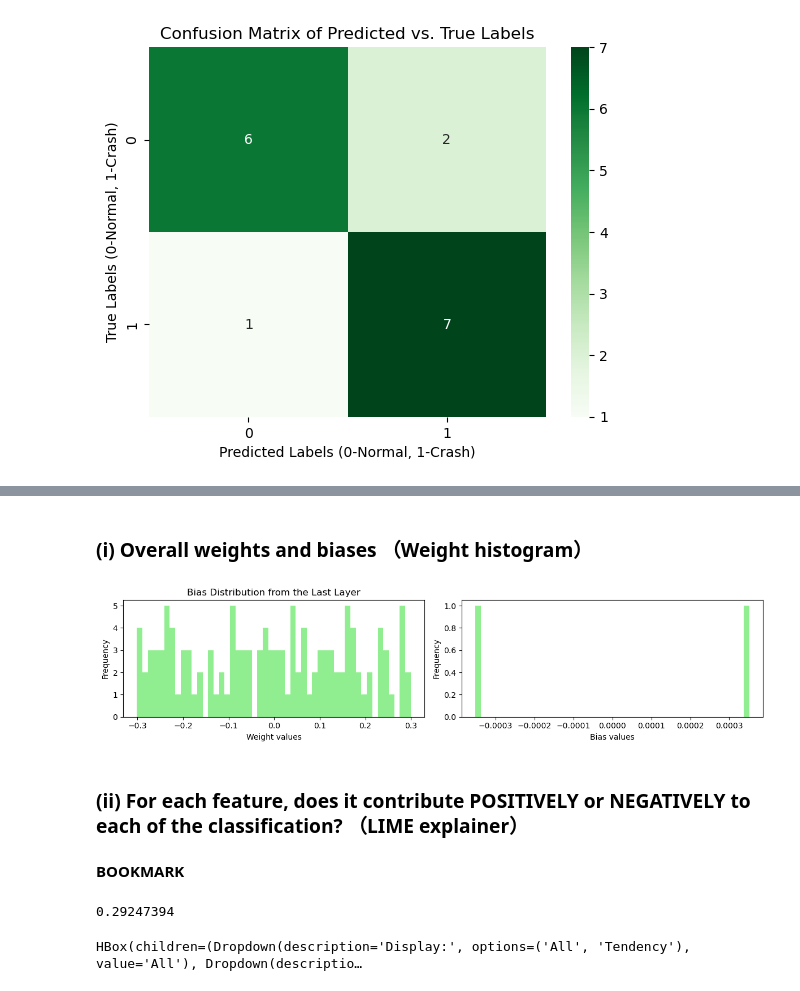
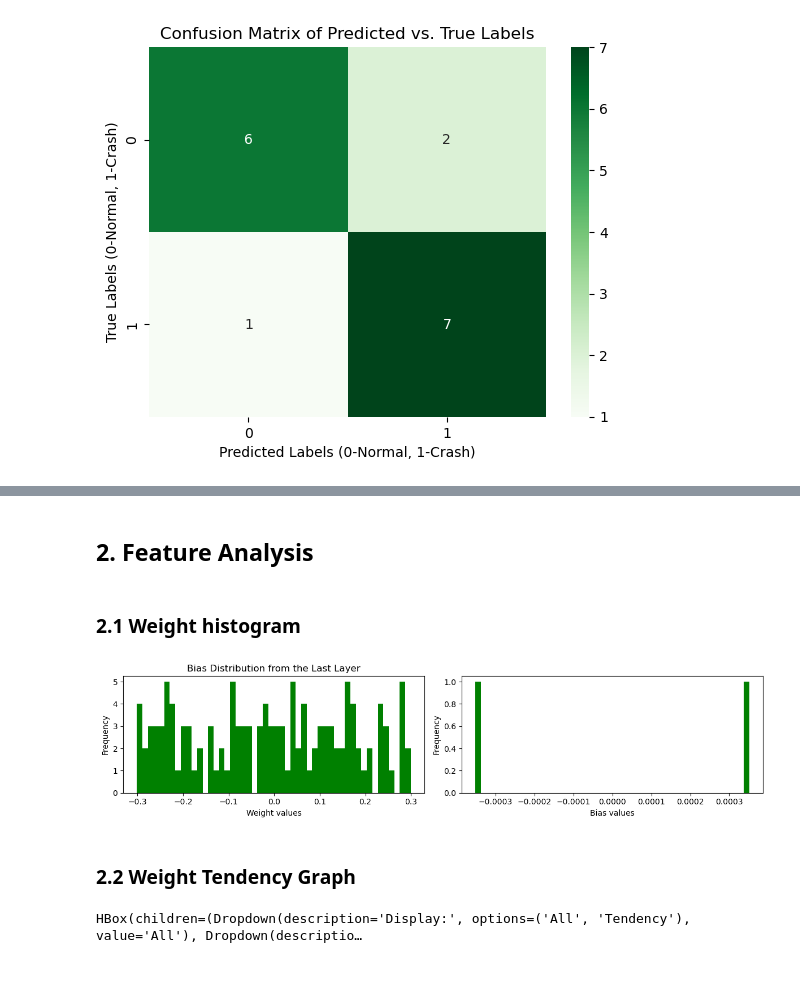
Before and after one commit to ANNIZHENG/Interactive_Weight_Analytics_Interface, a Jupyter notebook: VideoVisionTransformer.ipynb, the cells around one changed output, grey strips where cells are left out. Cells and saved outputs as stored; diff of their text form; code cells hidden in the pictures.

```diff
--- a/VideoVisionTransformer.ipynb
+++ b/VideoVisionTransformer.ipynb
@@ -536 +546,3 @@ weights,biases = model.layers[-1].get_weights()<br>这行代码extract了最后
+# %% [markdown]
+## 2.  Feature Analysis
 # %%
@@ -551,28 +573,24 @@ weights,biases = model.layers[-1].get_weights()<br>这行代码extract了最后
-# %% [markdown]
-### (i) Overall weights and biases （Weight histogram）
+# %% [markdown]
+### 2.1 Weight histogram
 # %%
 # Plotting
 
 plt.figure(figsize=(12, 3))
 
 # Weight Distribution
 plt.subplot(1, 2, 1)
 plt.title("Weight Distribution of the Last Layer")
-plt.hist(weights.flatten(), bins=50, color='lightgreen')
+plt.hist(weights.flatten(), bins=50, color='green')
 plt.xlabel("Weight values")
 plt.ylabel("Frequency")
 
 # Bias Distribution
 plt.title("Bias Distribution from the Last Layer")
 plt.subplot(1, 2, 2)
-plt.hist(biases.flatten(), bins=50, color='lightgreen')
+plt.hist(biases.flatten(), bins=50, color='green')
 plt.xlabel("Bias values")
 plt.ylabel("Frequency")
 plt.tight_layout()
 plt.show()
 # %% [output]
-[figure, old version]
+[figure, new version]
-# %% [markdown]
-### (ii) For each feature, does it contribute POSITIVELY or NEGATIVELY to each of the classification? （LIME explainer）
-# %% [markdown]
-**BOOKMARK**
@@ -581,4 +597,2 @@ weights,biases = model.layers[-1].get_weights()
-# %%
-np.max(weights[:, 1][weights[:, 1] > 0])
-# %% [output]
-0.29247394
+# %% [markdown]
+### 2.2 Weight Tendency Graph
```
Also changed, not shown: parts of 52 cells of this notebook.
